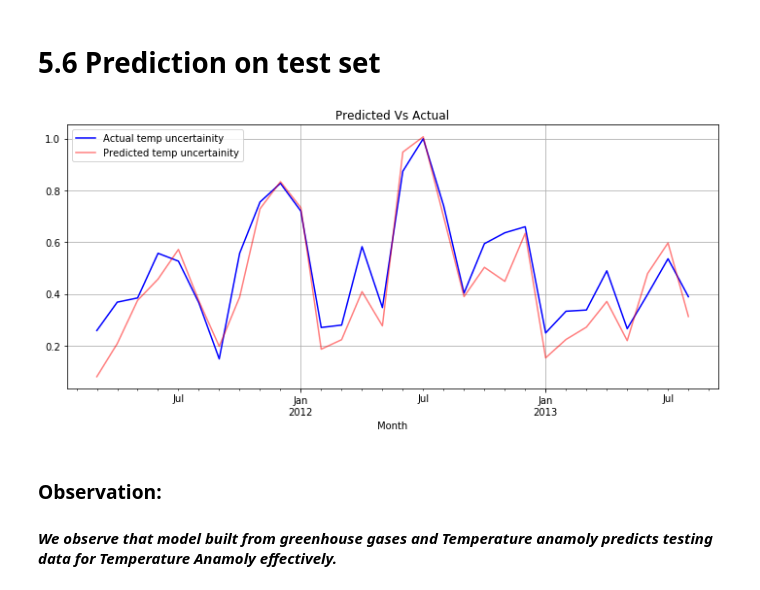
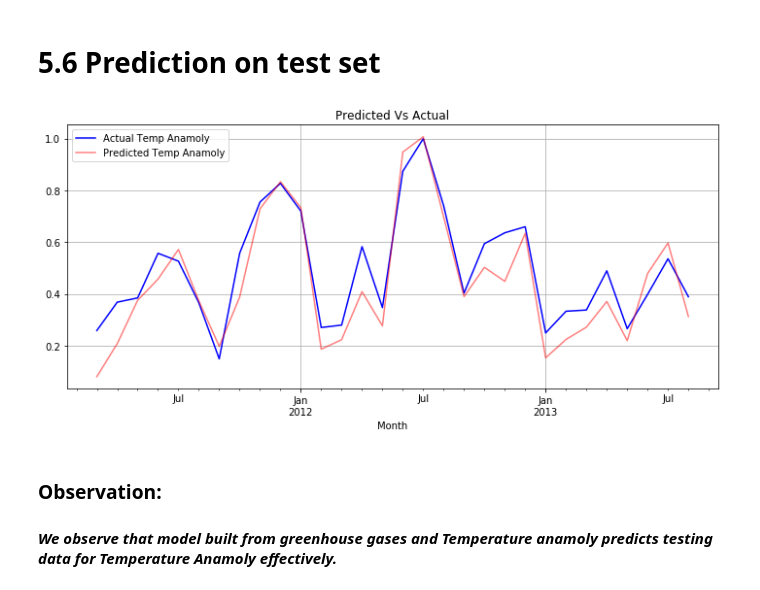
Before and after one commit to maitreytalware/Data-Science-Project, a Jupyter notebook: US Pollution/Washington_analysis.ipynb, the cells around one changed output. Cells and saved outputs as stored; diff of their text form; code cells hidden in the pictures.

```diff
--- a/US Pollution/Washington_analysis.ipynb
+++ b/US Pollution/Washington_analysis.ipynb
@@ -469,14 +450,14 @@ f.head(2)
 # %%
 plt.figure(figsize=(12,5))
 plt.xlabel('Month')
-ax1=X_test.AverageTemperatureAnomaly.plot(color='blue',grid=True,label='Actual temp uncertainity')
-ax2=f.AverageTemperatureAnomaly.plot(color='red',grid=True,label='Predicted temp uncertainity',alpha=0.5)
+ax1=X_test.AverageTemperatureAnomaly.plot(color='blue',grid=True,label='Actual Temp Anamoly')
+ax2=f.AverageTemperatureAnomaly.plot(color='red',grid=True,label='Predicted Temp Anamoly',alpha=0.5)
 ax1.legend(loc=1)
 ax2.legend(loc=2)
 plt.title("Predicted Vs Actual")
 plt.show()
 # %% [output]
-[figure, old version]
+[figure, new version]
 # %% [markdown]
 ### Observation:
 #### ***We observe that model built from greenhouse gases and Temperature anamoly predicts testing data for Temperature Anamoly effectively.***
```
Also changed, not shown: parts of 7 cells of this notebook.
